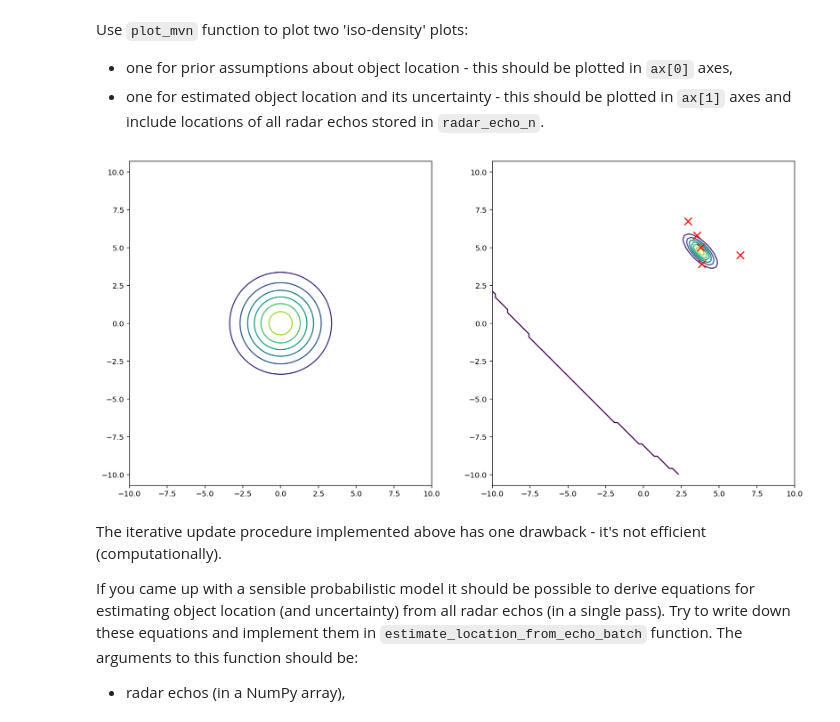
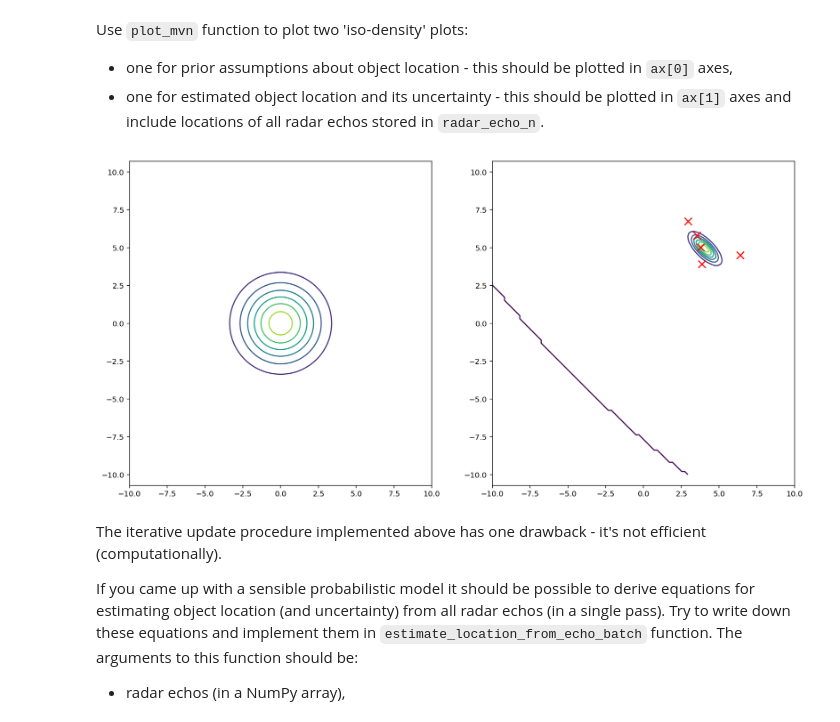
Before and after one commit to sy1wi4/ESUM-2021, a Jupyter notebook: lab2.ipynb, the cells around one changed output. Cells and saved outputs as stored; diff of their text form; code cells hidden in the pictures.

```diff
--- a/lab2.ipynb
+++ b/lab2.ipynb
@@ -140,11 +141,11 @@ That is:
 
 Implement the iterative procedure described above to estimate object location (and uncertainty) from all radar echos stored in `radar_echo_n`. Use `estimate_location_from_echo` function for updating beliefs about object location.
 # %%
-def estimate_location_from_echos(sigma_x, mi_x, radar_echo, radar_echo_Sigma, radar_echo_n):
+def estimate_location_from_echos(sigma_x, mi_x, radar_echo_Sigma, radar_echo_n):
     sigma_xy = sigma_x
     mi_xy = mi_x
     for echo in radar_echo_n:
-        (sigma_xy, mi_xy) = estimate_location_from_echo(sigma_xy, mi_xy, radar_echo)
+        (sigma_xy, mi_xy) = estimate_location_from_echo(sigma_xy, mi_xy, echo)
 
     return sigma_xy, mi_xy
 # %% [markdown]
@@ -154,11 +155,11 @@ Use `plot_mvn` function to plot two 'iso-density' plots:
 # %%
 _, ax = plt.subplots(1, 2, figsize=(16,8))
 
-(sigma_xy, mi_xy) = estimate_location_from_echos(sigma_x, mi_x, radar_echo, radar_echo_Sigma, radar_echo_n)
+(sigma_xy, mi_xy) = estimate_location_from_echos(sigma_x, mi_x, radar_echo_Sigma, radar_echo_n)
 plot_mvn(ax[0], mi_x, sigma_x)
 plot_mvn(ax[1], mi_xy, sigma_xy, radar_echo_n)
 # %% [output]
-[figure, old version]
+[figure, new version]
 # %% [markdown]
 The iterative update procedure implemented above has one drawback - it's not efficient (computationally).
 
```
Also changed, not shown: parts of 2 cells of this notebook.
